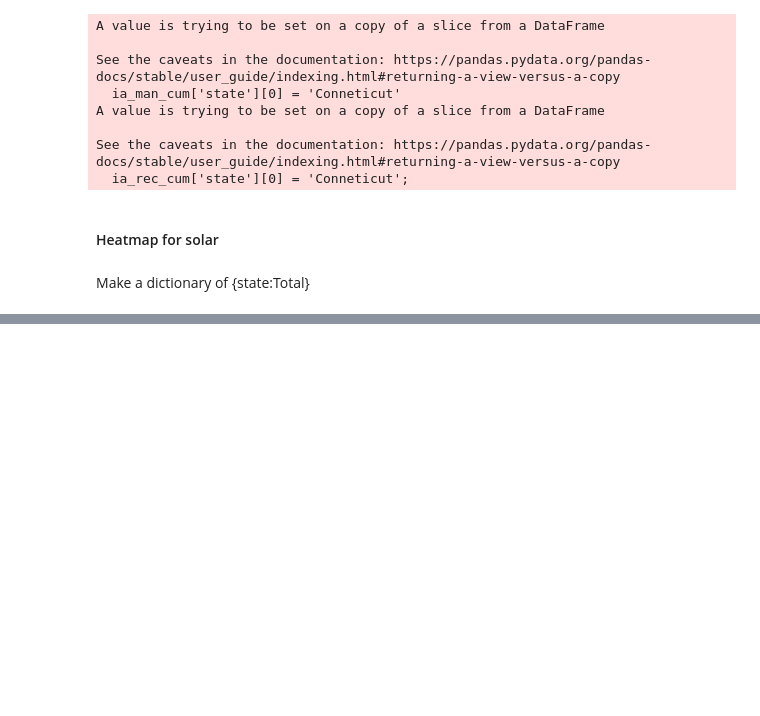
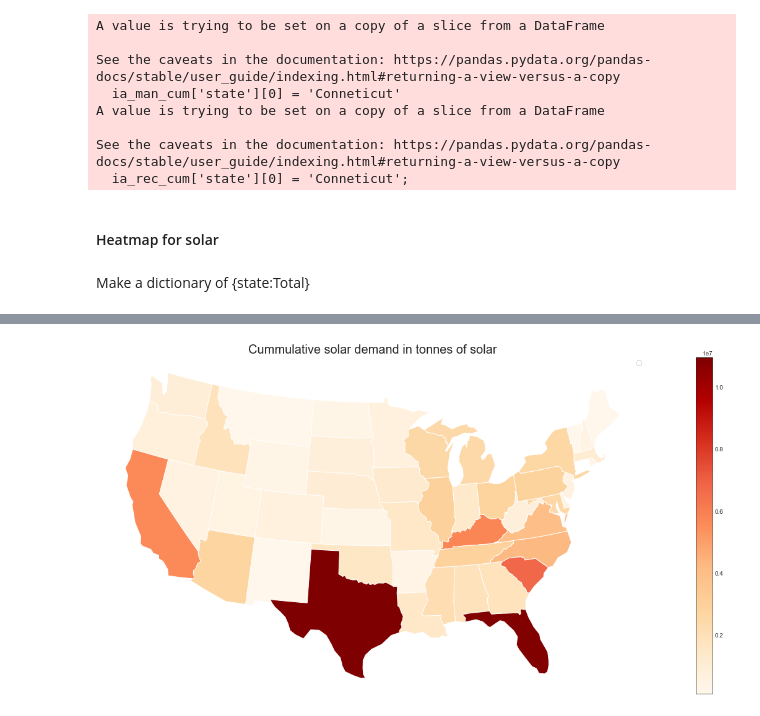
Before and after one commit to macmribo/RICE, a Jupyter notebook: 3_RELOG_simulation/manuscript_figure_generation/results.ipynb, the cells around one changed output, grey strips where cells are left out. Saved outputs shown, nothing was run; the diff lists cells and outputs as text; code cells hidden in the pictures; blank space fills up the shorter version.

```diff
--- a/3_RELOG_simulation/manuscript_figure_generation/results.ipynb
+++ b/3_RELOG_simulation/manuscript_figure_generation/results.ipynb
@@ -720,0 +706,13 @@ plt.show()
+# %%
+
+fig, ax = plt.subplots(figsize=(30,10))
+
+#im = usa.plot(ax=ax, column='values', legend=True, cmap='OrRd', norm=mcolors.LogNorm(vmin=ia_man_cum['Total'].min(), vmax=ia_man_cum['Total'].max()))
+im = usa.plot(ax=ax, column='values', legend=True, cmap='OrRd')
+ax.set_title('Cummulative solar demand in tonnes of solar', fontsize=20)
+ax.set_axis_off()
+
+ax.legend('pop_est')
+plt.show();
+# %% [output]
+[figure, added]
```
Also changed, not shown: parts of 8 cells of this notebook, 4 other files.
